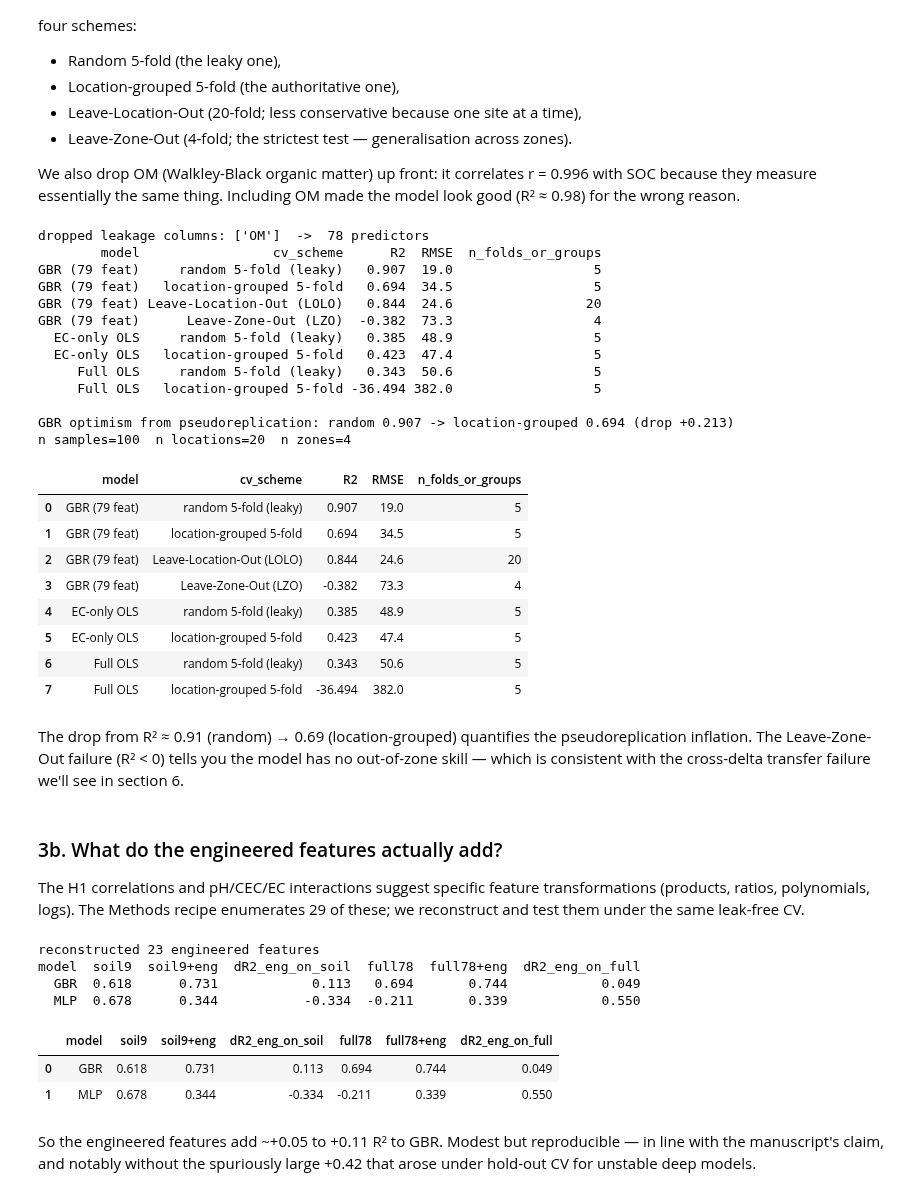
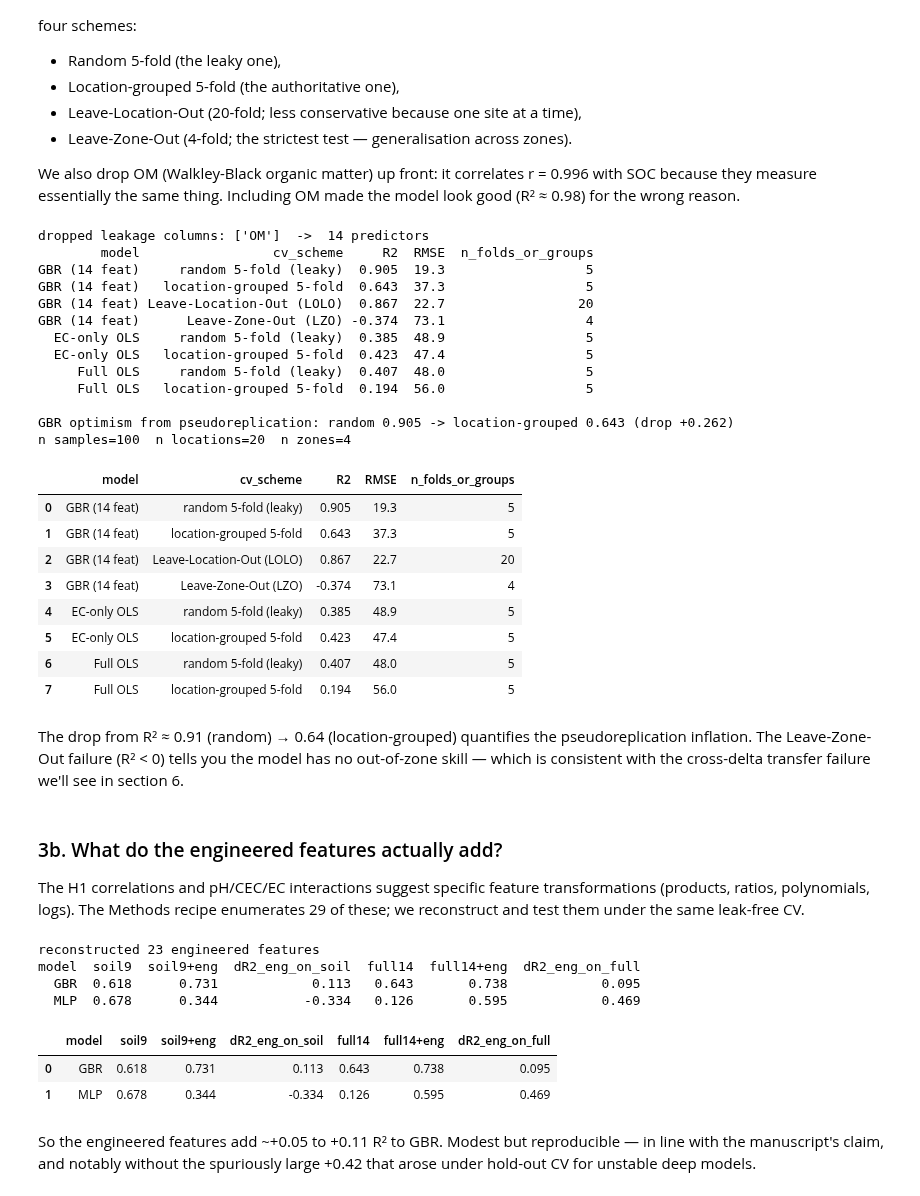
Before and after one commit to rakibhhridoy/ganges-delta-soc, a Jupyter notebook: notebooks/02_tutorial.ipynb, the cells around one changed output. Drawn from its saved outputs; the diff is of its cells as text; code cells hidden in the pictures.

```diff
--- a/notebooks/02_tutorial.ipynb
+++ b/notebooks/02_tutorial.ipynb
@@ -253,58 +253,58 @@ logo    = LeaveOneGroupOut()
 rows = []
 def add(model, scheme, r2, rmse, ngroups=""):
     rows.append({"model": model, "cv_scheme": scheme, "R2": round(r2, 3),
                  "RMSE": round(rmse, 1), "n_folds_or_groups": ngroups})
 
 # GBR across all four schemes
-r, e = pooled_cv(gbr, X_full, y, random5);                       add("GBR (79 feat)", "random 5-fold (leaky)", r, e, 5)
-r, e = pooled_cv(gbr, X_full, y, group5, loc_groups);           add("GBR (79 feat)", "location-grouped 5-fold", r, e, 5)
-r, e = pooled_cv(gbr, X_full, y, logo, loc_groups);             add("GBR (79 feat)", "Leave-Location-Out (LOLO)", r, e, 20)
-r, e = pooled_cv(gbr, X_full, y, logo, zone_groups);            add("GBR (79 feat)", "Leave-Zone-Out (LZO)", r, e, 4)
+r, e = pooled_cv(gbr, X_full, y, random5);                       add("GBR (14 feat)", "random 5-fold (leaky)", r, e, 5)
+r, e = pooled_cv(gbr, X_full, y, group5, loc_groups);           add("GBR (14 feat)", "location-grouped 5-fold", r, e, 5)
+r, e = pooled_cv(gbr, X_full, y, logo, loc_groups);             add("GBR (14 feat)", "Leave-Location-Out (LOLO)", r, e, 20)
+r, e = pooled_cv(gbr, X_full, y, logo, zone_groups);            add("GBR (14 feat)", "Leave-Zone-Out (LZO)", r, e, 4)
 
 # baselines under random vs grouped
 r, e = pooled_cv(ols, X_ec, y, random5);                        add("EC-only OLS", "random 5-fold (leaky)", r, e, 5)
 r, e = pooled_cv(ols, X_ec, y, group5, loc_groups);            add("EC-only OLS", "location-grouped 5-fold", r, e, 5)
 r, e = pooled_cv(ols, X_full, y, random5);                      add("Full OLS", "random 5-fold (leaky)", r, e, 5)
 r, e = pooled_cv(ols, X_full, y, group5, loc_groups);          add("Full OLS", "location-grouped 5-fold", r, e, 5)
 
 res = pd.DataFrame(rows)
 res.to_csv(Path.cwd() / "ml_spatial_cv_results.csv", index=False)
 
 # ---- report ----------------------------------------------------------------
 print(res.to_string(index=False))
 gbr_rand = res[(res.model.str.startswith("GBR")) & (res.cv_scheme.str.contains("random"))]["R2"].iloc[0]
 gbr_grp  = res[(res.model.str.startswith("GBR")) & (res.cv_scheme.str.contains("location-grouped"))]["R2"].iloc[0]
 print(f"\nGBR optimism from pseudoreplication: random {gbr_rand:.3f} -> location-grouped {gbr_grp:.3f} "
       f"(drop {gbr_rand-gbr_grp:+.3f})")
 print(f"n samples={len(y)}  n locations={len(np.unique(loc_groups))}  n zones={len(np.unique(zone_groups))}")
 
 # --- display the result table inline ---
 pd.read_csv("ml_spatial_cv_results.csv")
 # %% [output]
-dropped leakage columns: ['OM']  ->  78 predictors
-        model                 cv_scheme      R2  RMSE  n_folds_or_groups
-GBR (79 feat)     random 5-fold (leaky)   0.907  19.0                  5
-GBR (79 feat)   location-grouped 5-fold   0.694  34.5                  5
-GBR (79 feat) Leave-Location-Out (LOLO)   0.844  24.6                 20
-GBR (79 feat)      Leave-Zone-Out (LZO)  -0.382  73.3                  4
-  EC-only OLS     random 5-fold (leaky)   0.385  48.9                  5
-  EC-only OLS   location-grouped 5-fold   0.423  47.4                  5
-     Full OLS     random 5-fold (leaky)   0.343  50.6                  5
-     Full OLS   location-grouped 5-fold -36.494 382.0                  5
+dropped leakage columns: ['OM']  ->  14 predictors
+        model                 cv_scheme     R2  RMSE  n_folds_or_groups
+GBR (14 feat)     random 5-fold (leaky)  0.905  19.3                  5
+GBR (14 feat)   location-grouped 5-fold  0.643  37.3                  5
+GBR (14 feat) Leave-Location-Out (LOLO)  0.867  22.7                 20
+GBR (14 feat)      Leave-Zone-Out (LZO) -0.374  73.1                  4
+  EC-only OLS     random 5-fold (leaky)  0.385  48.9                  5
+  EC-only OLS   location-grouped 5-fold  0.423  47.4                  5
+     Full OLS     random 5-fold (leaky)  0.407  48.0                  5
+     Full OLS   location-grouped 5-fold  0.194  56.0                  5
 
-GBR optimism from pseudoreplication: random 0.907 -> location-grouped 0.694 (drop +0.213)
+GBR optimism from pseudoreplication: random 0.905 -> location-grouped 0.643 (drop +0.262)
 n samples=100  n locations=20  n zones=4
 |  | model | cv_scheme | R2 | RMSE | n_folds_or_groups |
-| 0 | GBR (79 feat) | random 5-fold (leaky) | 0.907 | 19.0 | 5 |
-| 1 | GBR (79 feat) | location-grouped 5-fold | 0.694 | 34.5 | 5 |
-| 2 | GBR (79 feat) | Leave-Location-Out (LOLO) | 0.844 | 24.6 | 20 |
-| 3 | GBR (79 feat) | Leave-Zone-Out (LZO) | -0.382 | 73.3 | 4 |
+| 0 | GBR (14 feat) | random 5-fold (leaky) | 0.905 | 19.3 | 5 |
+| 1 | GBR (14 feat) | location-grouped 5-fold | 0.643 | 37.3 | 5 |
+| 2 | GBR (14 feat) | Leave-Location-Out (LOLO) | 0.867 | 22.7 | 20 |
+| 3 | GBR (14 feat) | Leave-Zone-Out (LZO) | -0.374 | 73.1 | 4 |
 | 4 | EC-only OLS | random 5-fold (leaky) | 0.385 | 48.9 | 5 |
 | 5 | EC-only OLS | location-grouped 5-fold | 0.423 | 47.4 | 5 |
-| 6 | Full OLS | random 5-fold (leaky) | 0.343 | 50.6 | 5 |
-| 7 | Full OLS | location-grouped 5-fold | -36.494 | 382.0 | 5 |
+| 6 | Full OLS | random 5-fold (leaky) | 0.407 | 48.0 | 5 |
+| 7 | Full OLS | location-grouped 5-fold | 0.194 | 56.0 | 5 |
 # %% [markdown]
-The drop from R² ≈ 0.91 (random) → 0.69 (location-grouped) quantifies the pseudoreplication inflation. The Leave-Zone-Out failure (R² < 0) tells you the model has no out-of-zone skill — which is consistent with the cross-delta transfer failure we'll see in section 6.
+The drop from R² ≈ 0.91 (random) → 0.64 (location-grouped) quantifies the pseudoreplication inflation. The Leave-Zone-Out failure (R² < 0) tells you the model has no out-of-zone skill — which is consistent with the cross-delta transfer failure we'll see in section 6.
 # %% [markdown]
 ### 3b. What do the engineered features actually add?
 
@@ -377,7 +377,7 @@ eng["log_TN"]  = np.log1p(d["TN"])
 eng["log_Clay"]= np.log1p(d["Clay"])
 print(f"reconstructed {eng.shape[1]} engineered features")
 
-# full (78) feature matrix from preprocessed (minus OM), for the full-model test
+# full (14) feature matrix from preprocessed (minus OM; embeddings removed), for the full-model test
 feat = pd.read_csv(DATA / "features_preprocessed.csv")
 full = feat.drop(columns=[c for c in feat.columns if c.strip().upper() == "OM"]).reset_index(drop=True)
 
@@ -407,7 +407,7 @@ for name, mk in [("GBR", gbr), ("MLP", mlp)]:
     fe  = pooled(mk, full_eng_X)
     rows.append({"model": name, "soil9": round(b,3), "soil9+eng": round(be,3),
                  "dR2_eng_on_soil": round(be-b,3),
-                 "full78": round(f,3), "full78+eng": round(fe,3),
+                 "full14": round(f,3), "full14+eng": round(fe,3),
                  "dR2_eng_on_full": round(fe-f,3)})
 
 res = pd.DataFrame(rows)
@@ -418,12 +418,12 @@ print(res.to_string(index=False))
 pd.read_csv("engineered_ablation_results.csv")
 # %% [output]
 reconstructed 23 engineered features
-model  soil9  soil9+eng  dR2_eng_on_soil  full78  full78+eng  dR2_eng_on_full
-  GBR  0.618      0.731            0.113   0.694       0.744            0.049
-  MLP  0.678      0.344           -0.334  -0.211       0.339            0.550
+model  soil9  soil9+eng  dR2_eng_on_soil  full14  full14+eng  dR2_eng_on_full
+  GBR  0.618      0.731            0.113   0.643       0.738            0.095
+  MLP  0.678      0.344           -0.334   0.126       0.595            0.469
-|  | model | soil9 | soil9+eng | dR2_eng_on_soil | full78 | full78+eng | dR2_eng_on_full |
-| 0 | GBR | 0.618 | 0.731 | 0.113 | 0.694 | 0.744 | 0.049 |
-| 1 | MLP | 0.678 | 0.344 | -0.334 | -0.211 | 0.339 | 0.550 |
+|  | model | soil9 | soil9+eng | dR2_eng_on_soil | full14 | full14+eng | dR2_eng_on_full |
+| 0 | GBR | 0.618 | 0.731 | 0.113 | 0.643 | 0.738 | 0.095 |
+| 1 | MLP | 0.678 | 0.344 | -0.334 | 0.126 | 0.595 | 0.469 |
 # %% [markdown]
 So the engineered features add ~+0.05 to +0.11 R² to GBR. Modest but reproducible — in line with the manuscript's claim, and notably without the spuriously large +0.42 that arose under hold-out CV for unstable deep models.
 # %% [markdown]
```
Also changed, not shown: parts of 2 cells of this notebook, 21 other files.
